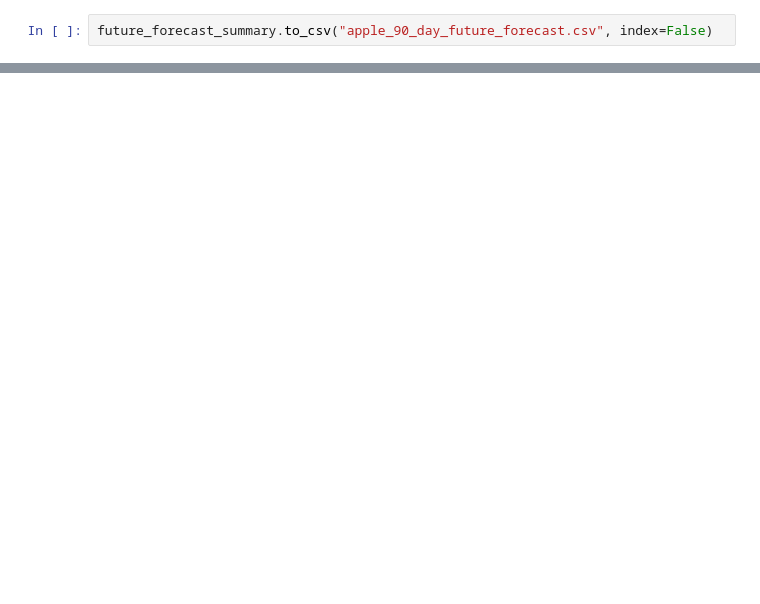
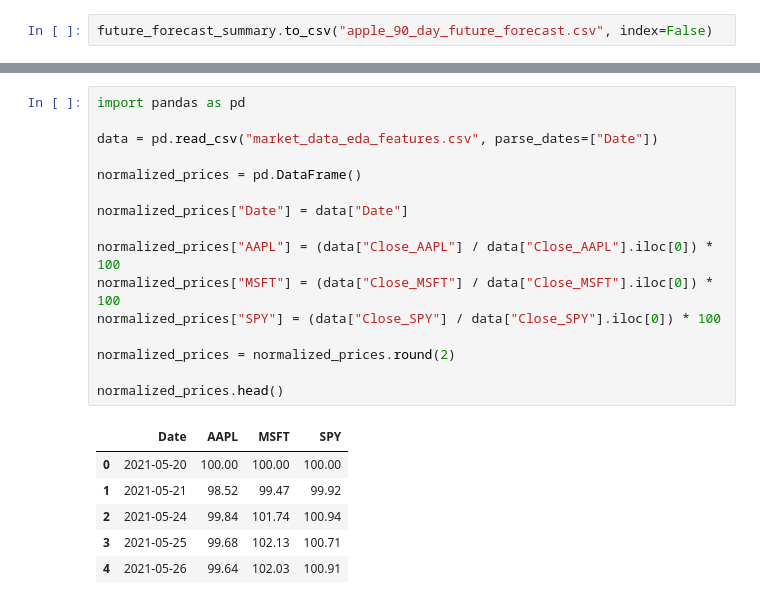
Before and after one commit to slayplayagrima/financial-market-forecasting, a Jupyter notebook: notebooks/04_forecasting_models.ipynb, the cells around one changed output, grey strips where cells are left out. Cells and saved outputs as stored; diff of their text form; blank space fills up the shorter version.

```diff
--- a/notebooks/04_forecasting_models.ipynb
+++ b/notebooks/04_forecasting_models.ipynb
@@ -843,3 +843,26 @@ files.download("apple_90_day_future_forecast.csv")
 # %% [output]
 [interactive output not drawn]
 [interactive output not drawn]
+# %%
+import pandas as pd
+
+data = pd.read_csv("market_data_eda_features.csv", parse_dates=["Date"])
+
+normalized_prices = pd.DataFrame()
+
+normalized_prices["Date"] = data["Date"]
+
+normalized_prices["AAPL"] = (data["Close_AAPL"] / data["Close_AAPL"].iloc[0]) * 100
+normalized_prices["MSFT"] = (data["Close_MSFT"] / data["Close_MSFT"].iloc[0]) * 100
+normalized_prices["SPY"] = (data["Close_SPY"] / data["Close_SPY"].iloc[0]) * 100
+
+normalized_prices = normalized_prices.round(2)
+
+normalized_prices.head()
+# %% [output]
+|  | Date | AAPL | MSFT | SPY |
+| 0 | 2021-05-20 | 100.00 | 100.00 | 100.00 |
+| 1 | 2021-05-21 | 98.52 | 99.47 | 99.92 |
+| 2 | 2021-05-24 | 99.84 | 101.74 | 100.94 |
+| 3 | 2021-05-25 | 99.68 | 102.13 | 100.71 |
+| 4 | 2021-05-26 | 99.64 | 102.03 | 100.91 |
```
Also changed, not shown: parts of 7 cells of this notebook, 5 other files.
